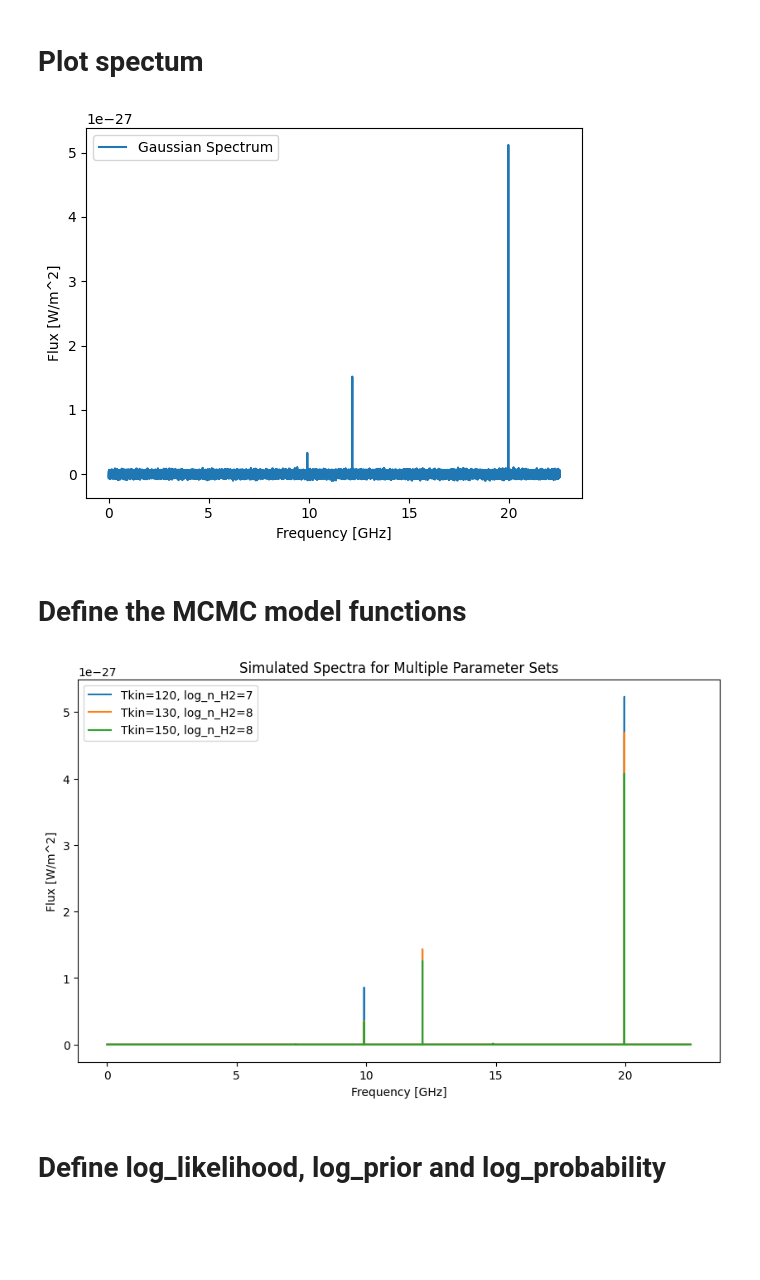
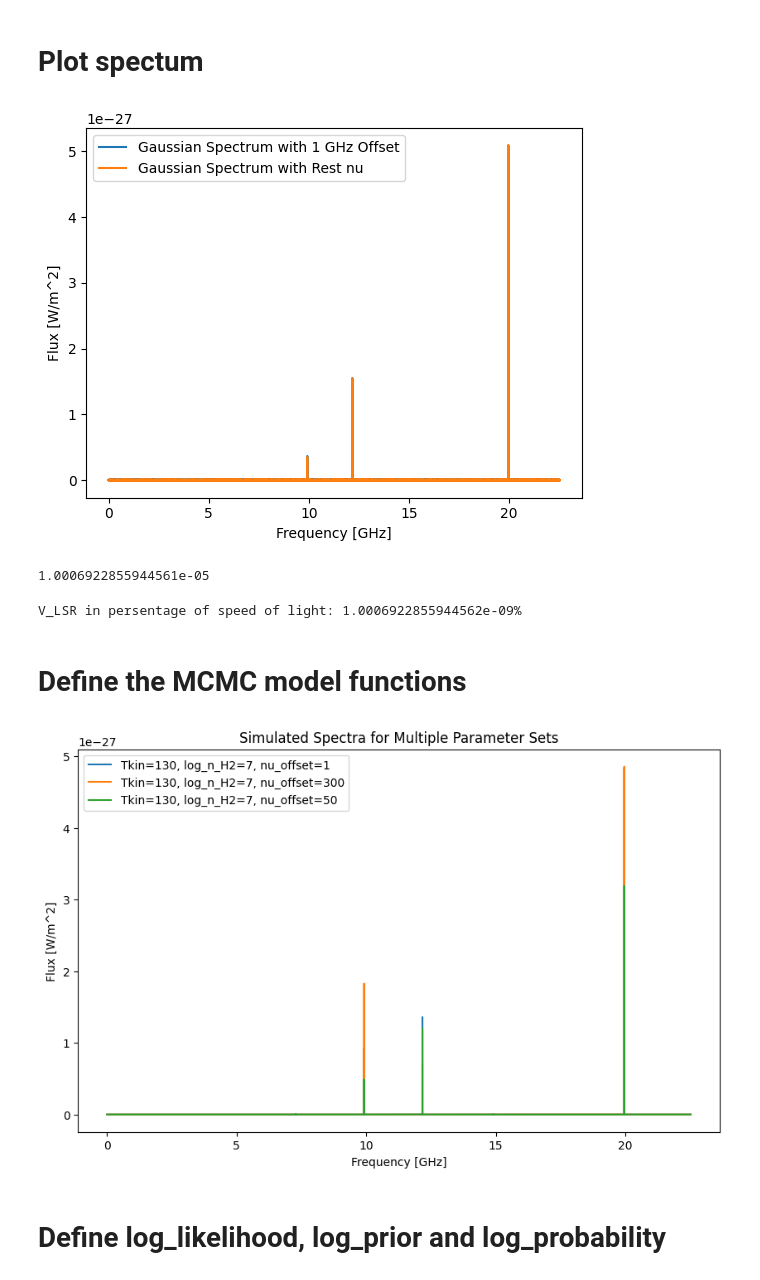
Before and after one commit to aleksej-rodano/phas0052_project, a Jupyter notebook: mcmc_and_radex.ipynb, the cells around one changed output. Drawn from its saved outputs; the diff is of its cells as text; code cells hidden in the pictures; blank space fills up the shorter version.

```diff
--- a/mcmc_and_radex.ipynb
+++ b/mcmc_and_radex.ipynb
@@ -155,27 +157,51 @@ def model_spectrum(x, params):
 # %%
 # number of transitions to plot in spectrum
 n_trans_spectrum = 10
 
-# generate frequancy space
+# generate frequency space
 x = np.linspace(0, nu0_arrayCH3OH[n_trans_spectrum] * 1.01, int(1e5))
-params = []
+
+# compute the offset using V_LSR
+# V_LSR = 0.0001 * constants.c
+V_LSR = 0.3
+
+nu0_arrayCH3OH_observed = nu0_arrayCH3OH * (1 - (V_LSR * 100) / constants.c)
+
+params_observed = []
+params_rest = []
 for i in range(n_trans_spectrum):
-    params.extend([flux_methanol[i], nu0_arrayCH3OH[i], realistic_fwhm[i]])
+    params_observed.extend([flux_methanol[i], nu0_arrayCH3OH_observed[i], realistic_fwhm[i]])
+    params_rest.extend([flux_methanol[i], nu0_arrayCH3OH[i], realistic_fwhm[i]])
 
-# Generate the spectrum
-no_noise_spectrum = model_spectrum(x, params)
-noise_std = 0.005 * np.max(no_noise_spectrum)
+# Generate the spectra
+no_noise_spectrum_observed = model_spectrum(x, params_observed)
+no_noise_spectrum_rest = model_spectrum(x, params_rest)
 
-observed_spectrum = no_noise_spectrum + np.random.normal(0, noise_std, len(x))
-# Plot the spectrum
+noise_std_observed = 0.0005 * np.max(no_noise_spectrum_observed)
+noise_std_rest = 0.0005 * np.max(no_noise_spectrum_rest)
+
+observed_spectrum = no_noise_spectrum_observed + np.random.normal(0, noise_std_observed, len(x))
+spectrum_rest = no_noise_spectrum_rest + np.random.normal(0, noise_std_rest, len(x))
+
+# Plot the spectra
 fig, ax = plt.subplots()
-plt.plot(x / constants.giga, observed_spectrum, label="Gaussian Spectrum")
+plt.plot(x / constants.giga, observed_spectrum, label="Gaussian Spectrum with 1 GHz Offset")
+plt.plot(x / constants.giga, spectrum_rest, label="Gaussian Spectrum with Rest nu")
 plt.xlabel("Frequency [GHz]")
 plt.ylabel(r"Flux [W/m^2]")
 plt.legend()
 plt.show()
 # %% [output]
-[figure, old version]
+[figure, new version]
+# %%
+3000 / constants.c
+# %% [output]
+1.0006922855944561e-05
+# %%
+V_LSR_cpersentage = (V_LSR) / constants.c
+print(f"V_LSR in persentage of speed of light: {V_LSR_cpersentage}%")
+# %% [output]
+V_LSR in persentage of speed of light: 1.0006922855944562e-09%
 # %% [markdown]
 # Define the MCMC model functions
 # %%
@@ -223,12 +257,13 @@ spec = simulate_spectrum_from_params(Tkin, 8)
 # %%
 # Define multiple sets of parameters
-parameter_sets = [(120, 7), (130, 8), (150, 8)]
+parameter_sets = [(130, 7, 1), (130, 7, 300), (130, 7, 50)]
+# parameter_sets = [(130, 7, 1)]
 
 # Plot all spectra
 plt.figure(figsize=(10, 6))
-for Tkin_candidate, log_n_H2_candidate in parameter_sets:
-    spec = simulate_spectrum_from_params(Tkin_candidate, log_n_H2_candidate)
-    plt.plot(x / constants.giga, spec, label=f"Tkin={Tkin_candidate}, log_n_H2={log_n_H2_candidate}")
+for Tkin_candidate, log_n_H2_candidate, nu_offsets in parameter_sets:
+    spec = simulate_spectrum_from_params(Tkin_candidate, log_n_H2_candidate, nu_offsets)
+    plt.plot(x / constants.giga, spec, label=f"Tkin={Tkin_candidate}, log_n_H2={log_n_H2_candidate}, nu_offset={nu_offsets}")
 
 plt.xlabel("Frequency [GHz]")
 plt.ylabel(r"Flux [W/m^2]")
@@ -236,4 +271,4 @@ plt.legend()
 plt.title("Simulated Spectra for Multiple Parameter Sets")
 plt.show()
 # %% [output]
-[figure, old version]
+[figure, new version]
```
Also changed, not shown: parts of 6 cells of this notebook.
